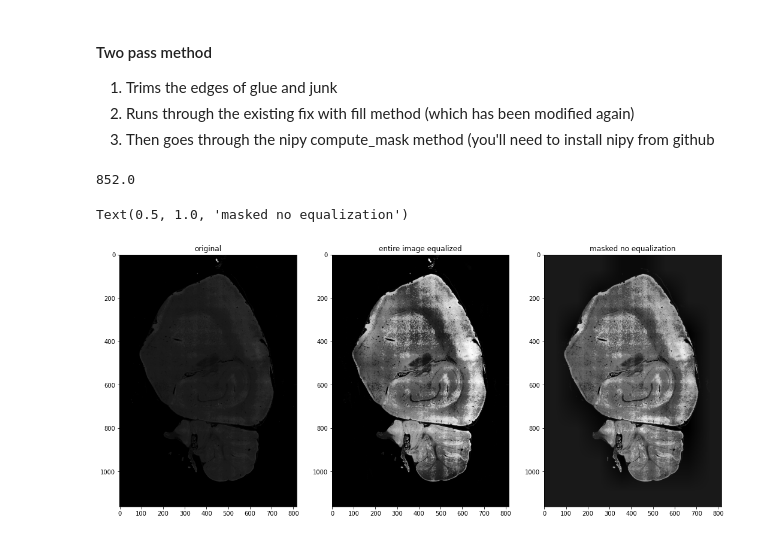
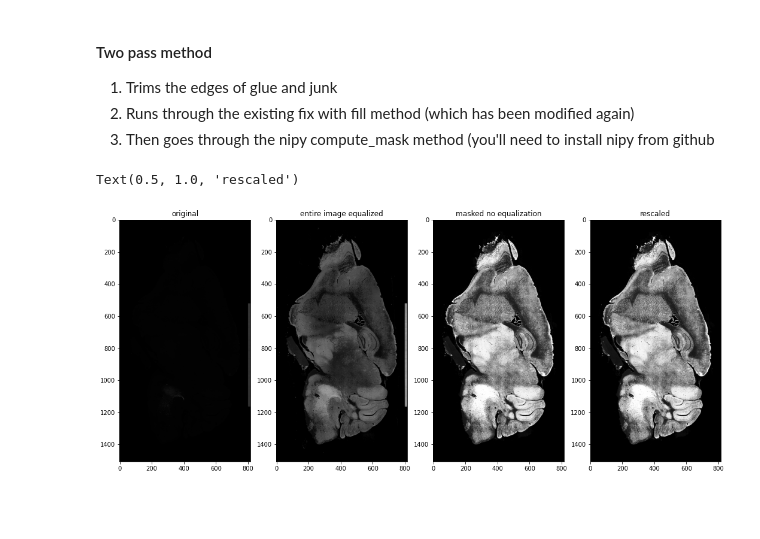
Before and after one commit to ActiveBrainAtlas2/preprocessing-pipeline, a Jupyter notebook: notebooks/basic_ntb.ipynb, the cells around one changed output. Cells and saved outputs as stored; diff of their text form; code cells hidden in the pictures; blank space fills up the shorter version.

Commit message:
Added mask to linnorm

```diff
--- a/notebooks/basic_ntb.ipynb
+++ b/notebooks/basic_ntb.ipynb
@@ -144,33 +146,33 @@ def scaled(img, mask, limit, epsilon=0.01):
     return scaled.astype(np.uint16), _max
 # %%
 # 181, very dark
-file = '381.tif'
+# 381, kinda light
+file = '181.tif'
 infile = os.path.join(INPUT, file)
 img = io.imread(infile)
 normed = equalized(img)
 maskfile = os.path.join(MASK, file)
 mask = io.imread(maskfile)
 fixed = cv2.bitwise_and(img, img, mask=mask)
 
-#fixed_normed = equalized(fixed)
-_, _max = scaled(fixed, mask, 6000)
-print(_max)
-fixed = linnorm(fixed, 13000, np.uint16)
+#fixed = equalize_adapthist(fixed)
+fixed = linnorm(fixed, 43000, np.uint16)
+rescaled = rescale_intensity(fixed.astype(np.float), (0,43000), (0, 2**16-1)).astype(np.uint16)
 clahe = cv2.createCLAHE(clipLimit=40.0, tileGridSize=(8, 8))
-fixed = clahe.apply(fixed)
-
+#fixed = clahe.apply(fixed)
 # figure size in inches optional
 rcParams['figure.figsize'] = 18 ,18
 
 # display images
-fig, ax = plt.subplots(1,3)
+fig, ax = plt.subplots(1,4)
 ax[0].imshow(img, cmap="gray");
 ax[0].set_title('original')
 ax[1].imshow(normed, cmap="gray");
 ax[1].set_title('entire image equalized')
 ax[2].imshow(fixed, cmap="gray");
 ax[2].set_title('masked no equalization')
+ax[3].imshow(rescaled, cmap="gray");
+ax[3].set_title('rescaled')
 # %% [output]
-852.0
+Text(0.5, 1.0, 'rescaled')
-Text(0.5, 1.0, 'masked no equalization')
-[figure, old version]
+[figure, new version]
```
Also changed, not shown: parts of 2 cells of this notebook, 4 other files.
